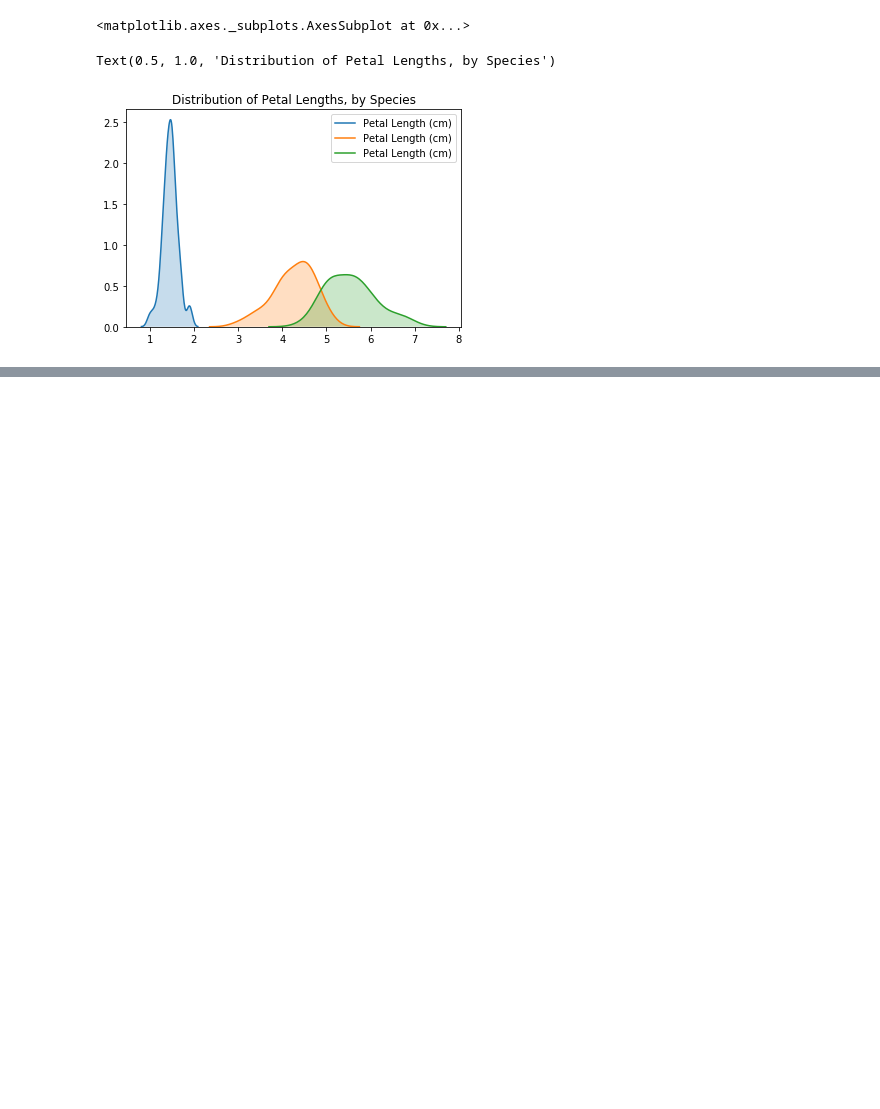
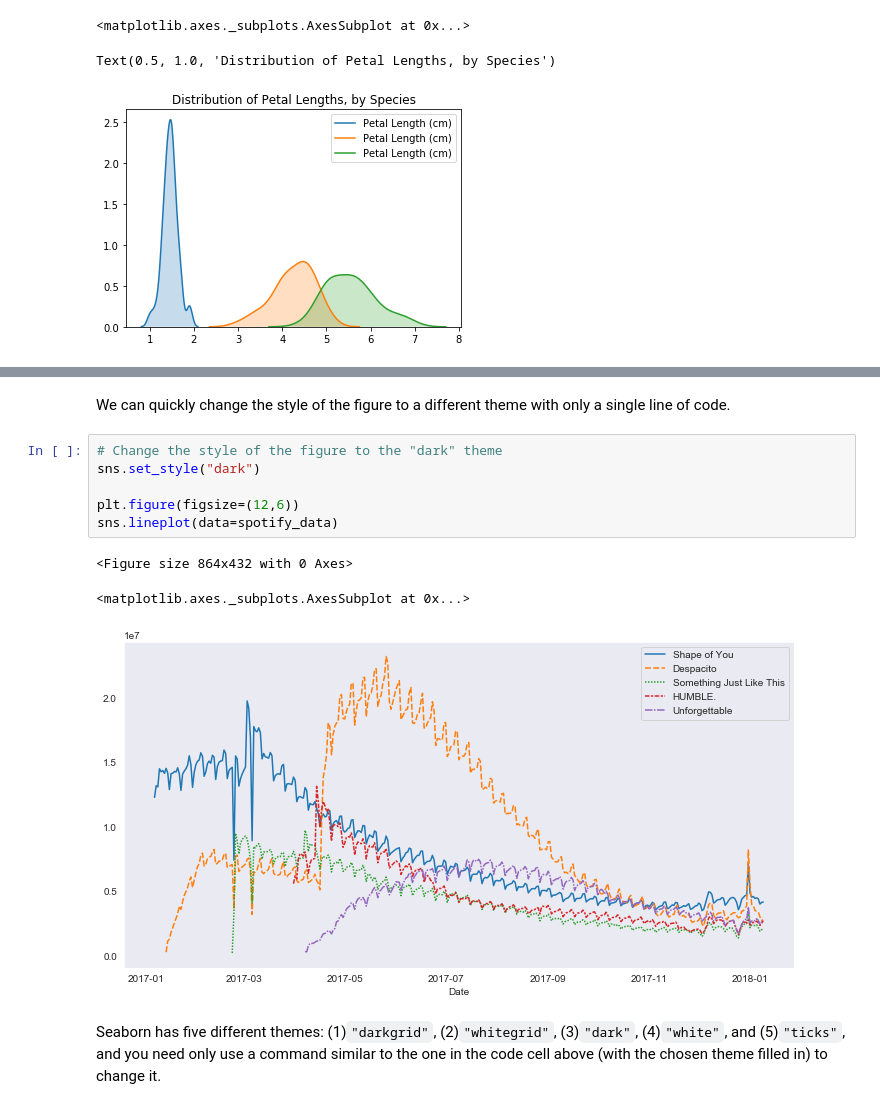
Before and after one commit to Shahid1993/python-learning-notebooks, a Jupyter notebook: Data_Visualization.ipynb, the cells around one changed output, grey strips where cells are left out. Saved outputs shown, nothing was run; the diff lists cells and outputs as text; blank space fills up the shorter version.

```diff
--- a/Data_Visualization.ipynb
+++ b/Data_Visualization.ipynb
@@ -349,0 +386,14 @@ Text(0.5, 1.0, 'Distribution of Petal Lengths, by Species')
+# %% [markdown]
+We can quickly change the style of the figure to a different theme with only a single line of code.
+# %%
+# Change the style of the figure to the "dark" theme
+sns.set_style("dark")
+
+plt.figure(figsize=(12,6))
+sns.lineplot(data=spotify_data)
+# %% [output]
+<Figure size 864x432 with 0 Axes>
+<matplotlib.axes._subplots.AxesSubplot at 0x...>
+[figure, added]
+# %% [markdown]
+Seaborn has five different themes: (1)`"darkgrid"`, (2)`"whitegrid"`, (3)`"dark"`, (4)`"white"`, and (5)`"ticks"`, and you need only use a command similar to the one in the code cell above (with the chosen theme filled in) to change it.
```
Also changed, not shown: parts of 4 cells of this notebook.
